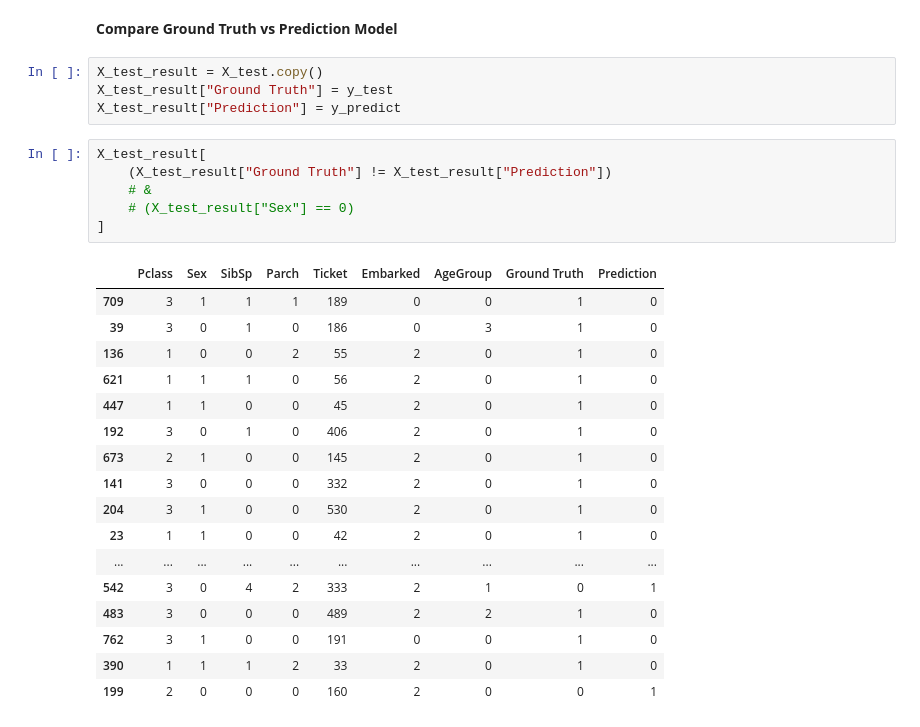
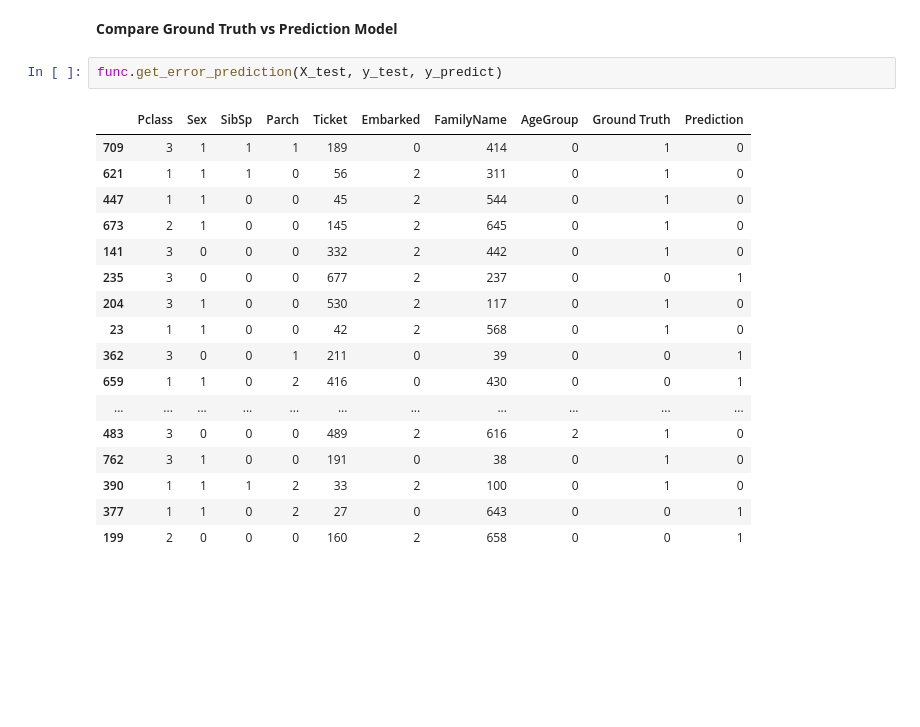
Before and after one commit to faustofcjr/artificial-intelligence, a Jupyter notebook: kaggle/titanic/decision_tree_classifier.ipynb, the cells around one changed output. Drawn from its saved outputs; the diff is of its cells as text; blank space fills up the shorter version.

```diff
--- a/kaggle/titanic/decision_tree_classifier.ipynb
+++ b/kaggle/titanic/decision_tree_classifier.ipynb
@@ -154,33 +148,25 @@ AUC-Area Under the ROC Curve: 0.76
 # %% [markdown]
 __Compare Ground Truth vs Prediction Model__
 # %%
-X_test_result = X_test.copy()
-X_test_result["Ground Truth"] = y_test
-X_test_result["Prediction"] = y_predict
+func.get_error_prediction(X_test, y_test, y_predict)
+# %% [output]
+|  | Pclass | Sex | SibSp | Parch | Ticket | Embarked | FamilyName | AgeGroup | Ground Truth | Prediction |
+| 709 | 3 | 1 | 1 | 1 | 189 | 0 | 414 | 0 | 1 | 0 |
+| 621 | 1 | 1 | 1 | 0 | 56 | 2 | 311 | 0 | 1 | 0 |
+| 447 | 1 | 1 | 0 | 0 | 45 | 2 | 544 | 0 | 1 | 0 |
+| 673 | 2 | 1 | 0 | 0 | 145 | 2 | 645 | 0 | 1 | 0 |
+| 141 | 3 | 0 | 0 | 0 | 332 | 2 | 442 | 0 | 1 | 0 |
+| 235 | 3 | 0 | 0 | 0 | 677 | 2 | 237 | 0 | 0 | 1 |
+| 204 | 3 | 1 | 0 | 0 | 530 | 2 | 117 | 0 | 1 | 0 |
+| 23 | 1 | 1 | 0 | 0 | 42 | 2 | 568 | 0 | 1 | 0 |
+| 362 | 3 | 0 | 0 | 1 | 211 | 0 | 39 | 0 | 0 | 1 |
+| 659 | 1 | 1 | 0 | 2 | 416 | 0 | 430 | 0 | 0 | 1 |
+| ... | ... | ... | ... | ... | ... | ... | ... | ... | ... | ... |
+| 483 | 3 | 0 | 0 | 0 | 489 | 2 | 616 | 2 | 1 | 0 |
+| 762 | 3 | 1 | 0 | 0 | 191 | 0 | 38 | 0 | 1 | 0 |
+| 390 | 1 | 1 | 1 | 2 | 33 | 2 | 100 | 0 | 1 | 0 |
+| 377 | 1 | 1 | 0 | 2 | 27 | 0 | 643 | 0 | 0 | 1 |
+| 199 | 2 | 0 | 0 | 0 | 160 | 2 | 658 | 0 | 0 | 1 |
-# %%
-X_test_result[
-    (X_test_result["Ground Truth"] != X_test_result["Prediction"])
-    # &
-    # (X_test_result["Sex"] == 0)
-]
-# %% [output]
-|  | Pclass | Sex | SibSp | Parch | Ticket | Embarked | AgeGroup | Ground Truth | Prediction |
-| 709 | 3 | 1 | 1 | 1 | 189 | 0 | 0 | 1 | 0 |
-| 39 | 3 | 0 | 1 | 0 | 186 | 0 | 3 | 1 | 0 |
-| 136 | 1 | 0 | 0 | 2 | 55 | 2 | 0 | 1 | 0 |
-| 621 | 1 | 1 | 1 | 0 | 56 | 2 | 0 | 1 | 0 |
-| 447 | 1 | 1 | 0 | 0 | 45 | 2 | 0 | 1 | 0 |
-| 192 | 3 | 0 | 1 | 0 | 406 | 2 | 0 | 1 | 0 |
-| 673 | 2 | 1 | 0 | 0 | 145 | 2 | 0 | 1 | 0 |
-| 141 | 3 | 0 | 0 | 0 | 332 | 2 | 0 | 1 | 0 |
-| 204 | 3 | 1 | 0 | 0 | 530 | 2 | 0 | 1 | 0 |
-| 23 | 1 | 1 | 0 | 0 | 42 | 2 | 0 | 1 | 0 |
-| ... | ... | ... | ... | ... | ... | ... | ... | ... | ... |
-| 542 | 3 | 0 | 4 | 2 | 333 | 2 | 1 | 0 | 1 |
-| 483 | 3 | 0 | 0 | 0 | 489 | 2 | 2 | 1 | 0 |
-| 762 | 3 | 1 | 0 | 0 | 191 | 0 | 0 | 1 | 0 |
-| 390 | 1 | 1 | 1 | 2 | 33 | 2 | 0 | 1 | 0 |
-| 199 | 2 | 0 | 0 | 0 | 160 | 2 | 0 | 0 | 1 |
 # %%
 train_df[train_df["Ticket"] == 203]
 # %% [output]
```
Also changed, not shown: parts of 8 cells of this notebook, 8 other files.
